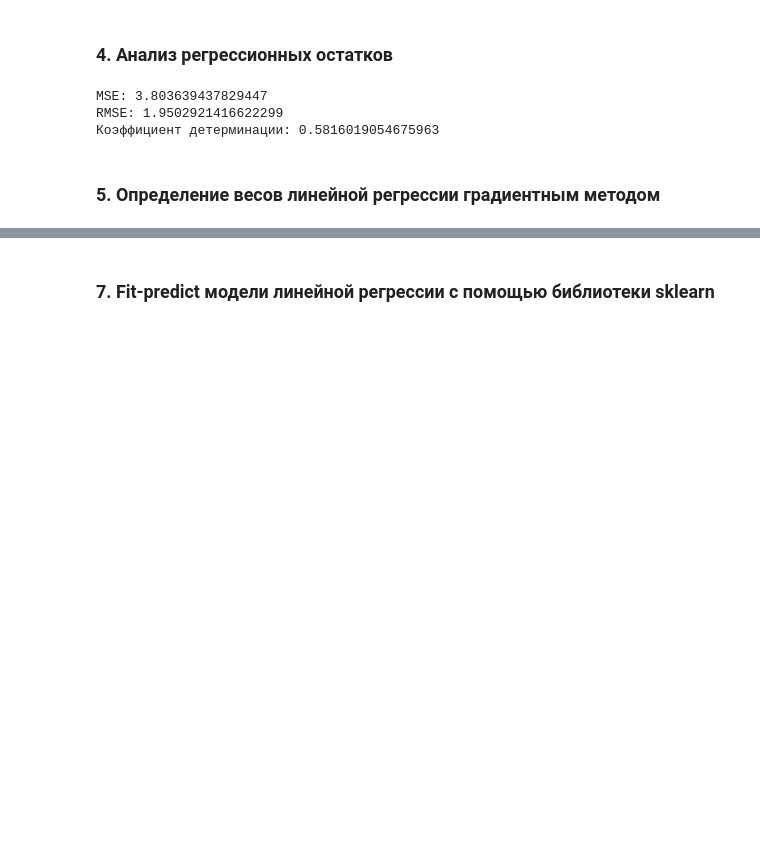
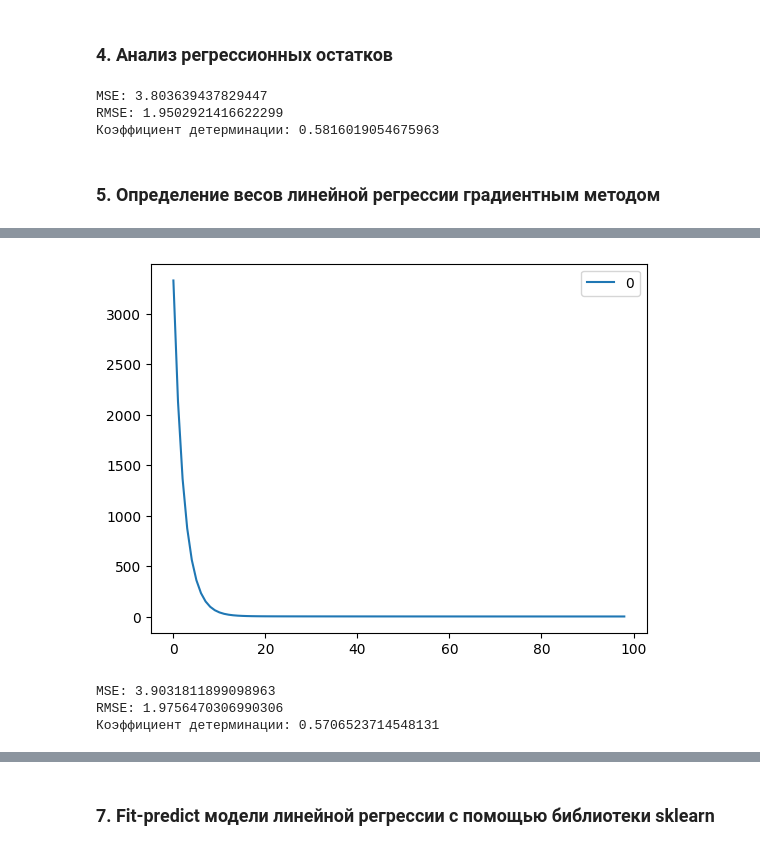
Before and after one commit to alice480/BMSTU_AppliedDataAnalysis, a Jupyter notebook: lab1/lab1.ipynb, the cells around one changed output, grey strips where cells are left out. Drawn from its saved outputs; the diff is of its cells as text; code cells hidden in the pictures; blank space fills up the shorter version.

```diff
--- a/lab1/lab1.ipynb
+++ b/lab1/lab1.ipynb
@@ -185,19 +185,16 @@ RMSE: 1.9502921416622299
 weights_i = [1] * len(X_preprocessed.columns)
 # Number of rows
 n = len(X)
-convergence_step = 0.1
+learning_rate = 0.1
+MSE_values = []
+# Gradient descent
 for i in range(1, 100):
     Y_pred_i = np.matmul(X_preprocessed, weights_i)
-    MSE = mean_squared_error(Y, Y_pred_i)
     delta = Y - Y_pred_i
     ds_dw = -2/n * (np.matmul(delta, X_preprocessed))
-    weights_i = weights_i - convergence_step * ds_dw
-
-Y_pred_i = np.matmul(X_preprocessed, weights_i)
-MSE = mean_squared_error(Y, Y_pred_i)
-RMSE = MSE ** 0.5
-R2 = r2_score(Y, Y_pred_i)
-
-print(f'RMSE: {RMSE}')
-print(f'Коэффициент детерминации: {R2}')
+    weights_i = weights_i - learning_rate * ds_dw
+    # MSE changes depending on the iteration
+    MSE = mean_squared_error(Y, Y_pred_i)
+    MSE_values.append(MSE)
+    print(f'iteration {i}: {MSE}')
 # %% [output]
@@ -205,0 +218,18 @@ RMSE: 1.9756470306990306
+# %%
+pd.DataFrame(MSE_values).plot();
+# %% [output]
+[figure, added]
+# %%
+# Calculation of metrics
+Y_pred_i = np.matmul(X_preprocessed, weights_i)
+MSE = mean_squared_error(Y, Y_pred_i)
+RMSE = MSE ** 0.5
+R2 = r2_score(Y, Y_pred_i)
+
+print(f'MSE: {MSE}')
+print(f'RMSE: {RMSE}')
+print(f'Коэффициент детерминации: {R2}')
+# %% [output]
+MSE: 3.9031811899098963
+RMSE: 1.9756470306990306
+Коэффициент детерминации: 0.5706523714548131
```
Also changed, not shown: parts of 8 cells of this notebook.
